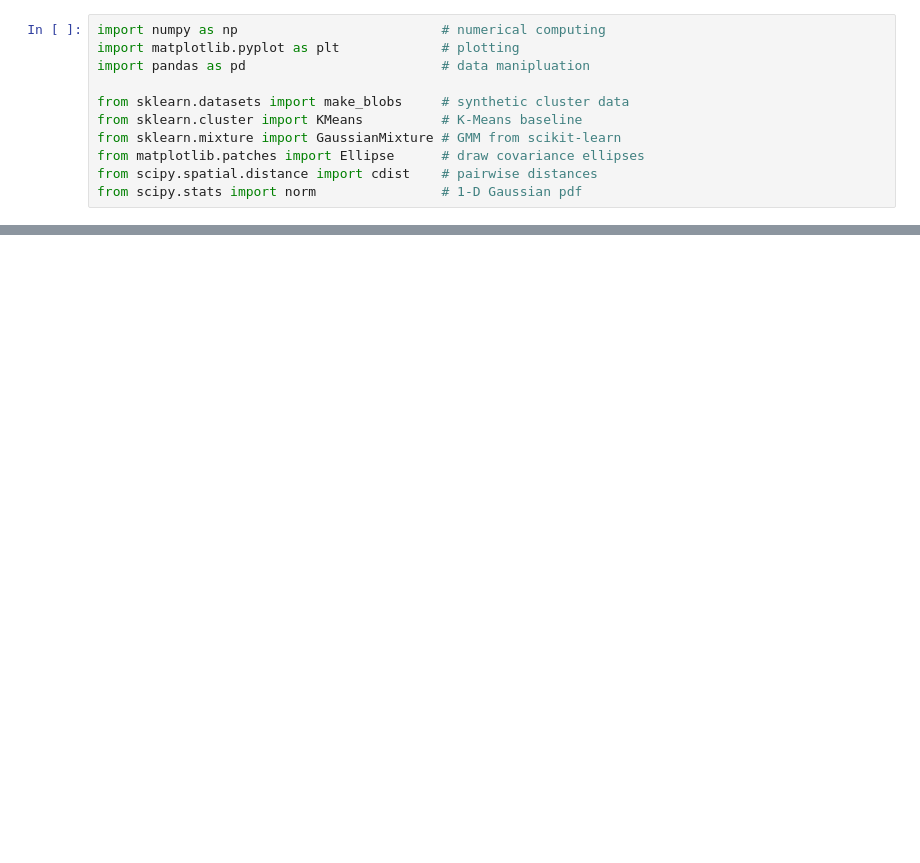
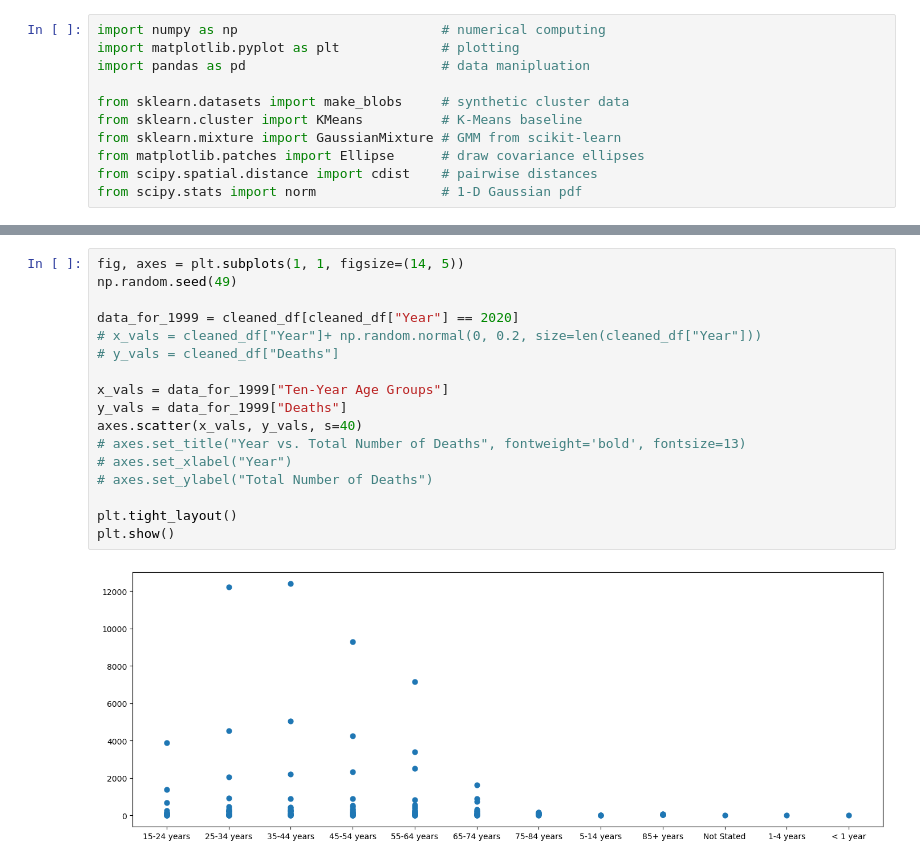
Before and after one commit to Merricko24/Adv-Data-Science-Overdose-Project, a Jupyter notebook: ProjectNotebook.ipynb, the cells around one changed output, grey strips where cells are left out. Drawn from its saved outputs; the diff is of its cells as text; blank space fills up the shorter version.

Commit message:
tried some graphs for visualization

```diff
--- a/ProjectNotebook.ipynb
+++ b/ProjectNotebook.ipynb
@@ -44,0 +47,19 @@ Array of unique cause codes: ['D1' 'D2' 'D3' 'D4' 'D9' 'A1' 'A9' 'O9']
+# %%
+fig, axes = plt.subplots(1, 1, figsize=(14, 5))
+np.random.seed(49)
+
+data_for_1999 = cleaned_df[cleaned_df["Year"] == 2020]
+# x_vals = cleaned_df["Year"]+ np.random.normal(0, 0.2, size=len(cleaned_df["Year"]))
+# y_vals = cleaned_df["Deaths"]
+
+x_vals = data_for_1999["Ten-Year Age Groups"]
+y_vals = data_for_1999["Deaths"]
+axes.scatter(x_vals, y_vals, s=40)
+# axes.set_title("Year vs. Total Number of Deaths", fontweight='bold', fontsize=13)
+# axes.set_xlabel("Year")
+# axes.set_ylabel("Total Number of Deaths")
+
+plt.tight_layout()
+plt.show()
+# %% [output]
+[figure, added]
```
Also changed, not shown: parts of 1 cell of this notebook.
